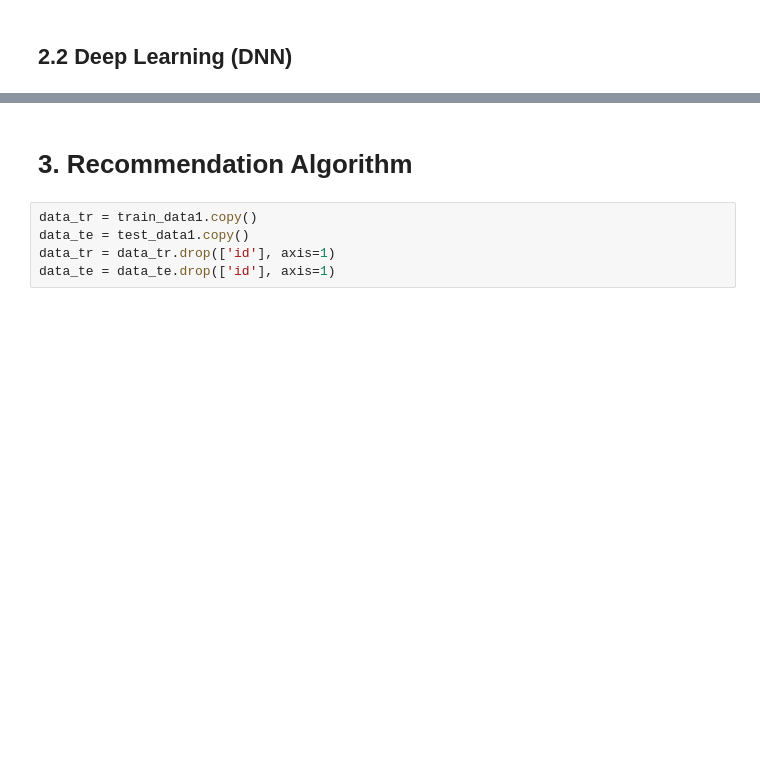
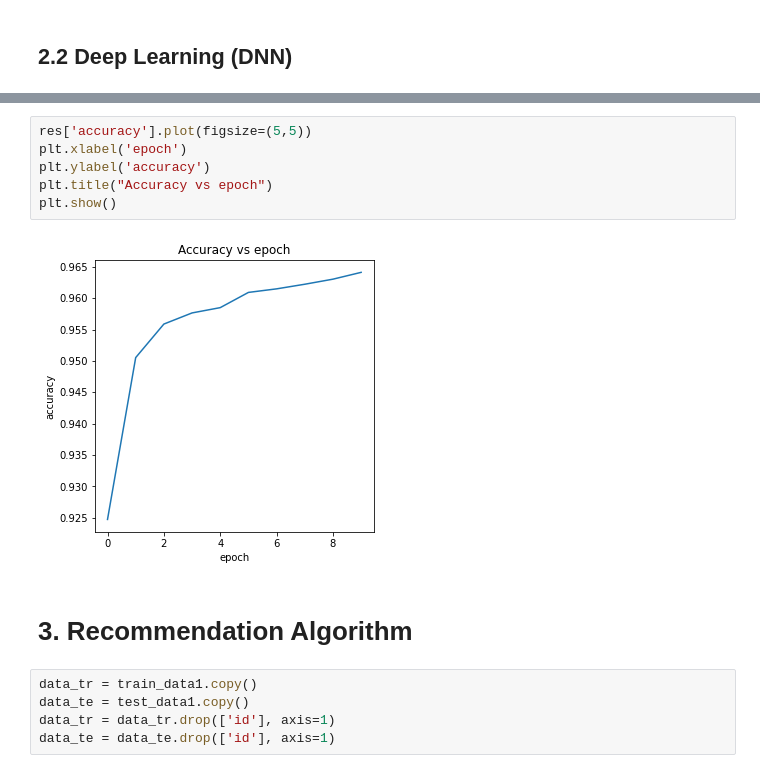
Before and after one commit to cgx242/Airline-Passenger-Satisfaction-Analysis, a Jupyter notebook: doc/Project(EDA, RA).ipynb, the cells around one changed output, grey strips where cells are left out. Saved outputs shown, nothing was run; the diff lists cells and outputs as text; blank space fills up the shorter version.

```diff
--- a/doc/Project(EDA, RA).ipynb
+++ b/doc/Project(EDA, RA).ipynb
@@ -678,3 +725,11 @@ plot_confusion_matrix(cm)
+# %%
+res['accuracy'].plot(figsize=(5,5))
+plt.xlabel('epoch')
+plt.ylabel('accuracy')
+plt.title("Accuracy vs epoch")
+plt.show()
+# %% [output]
+[figure, added]
 # %% [markdown]
 # 3. Recommendation Algorithm
 # %%
```
Also changed, not shown: parts of 18 cells of this notebook.
